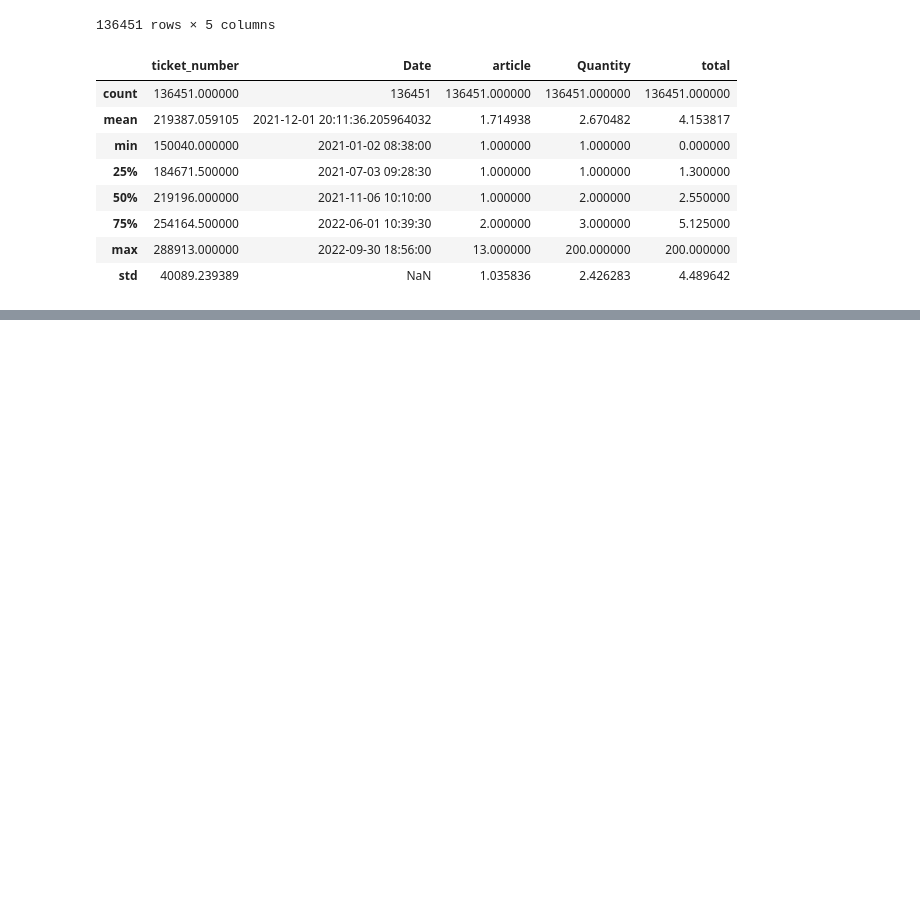
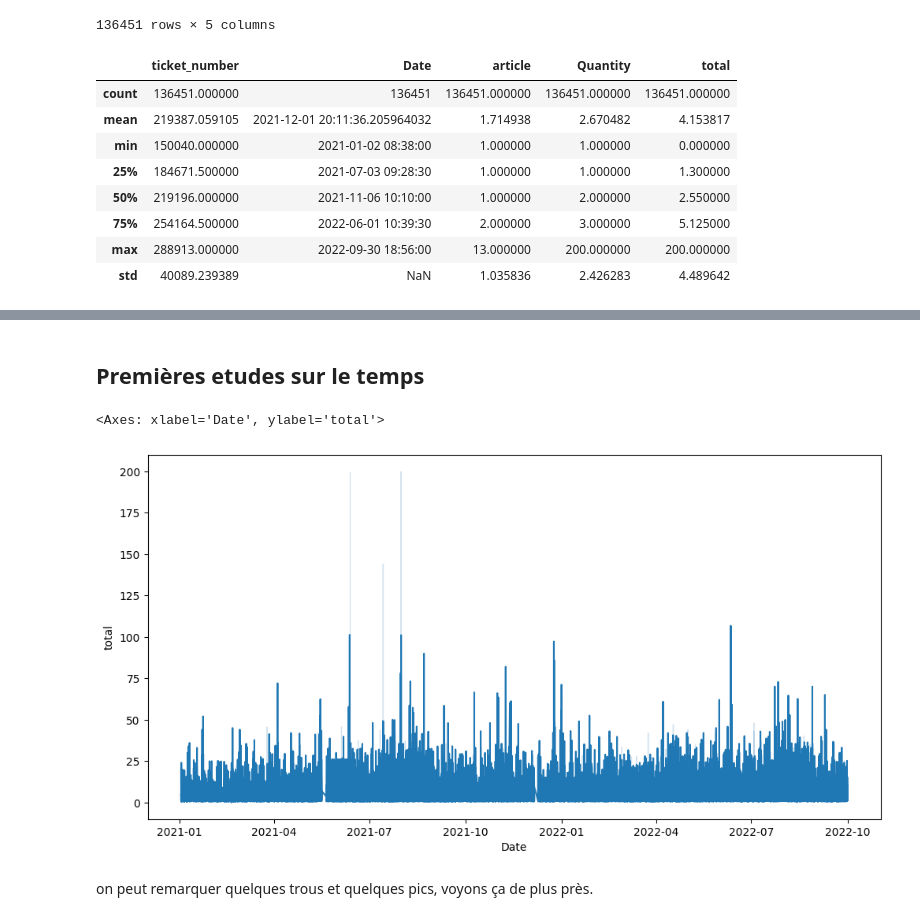
Before and after one commit to claragarciaperez9/French_bakery_forecasting, a Jupyter notebook: test.ipynb, the cells around one changed output, grey strips where cells are left out. Drawn from its saved outputs; the diff is of its cells as text; code cells hidden in the pictures; blank space fills up the shorter version.

```diff
--- a/test.ipynb
+++ b/test.ipynb
@@ -224,0 +280,10 @@ tickets.describe()
+# %% [markdown]
+## Premières etudes sur le temps
+# %%
+plt.figure(figsize=(12, 6))
+sns.lineplot(data=tickets, x='Date', y='total')
+# %% [output]
+<Axes: xlabel='Date', ylabel='total'>
+[figure, added]
+# %% [markdown]
+on peut remarquer quelques trous et quelques pics, voyons ça de plus près.
```
Also changed, not shown: parts of 7 cells of this notebook.
